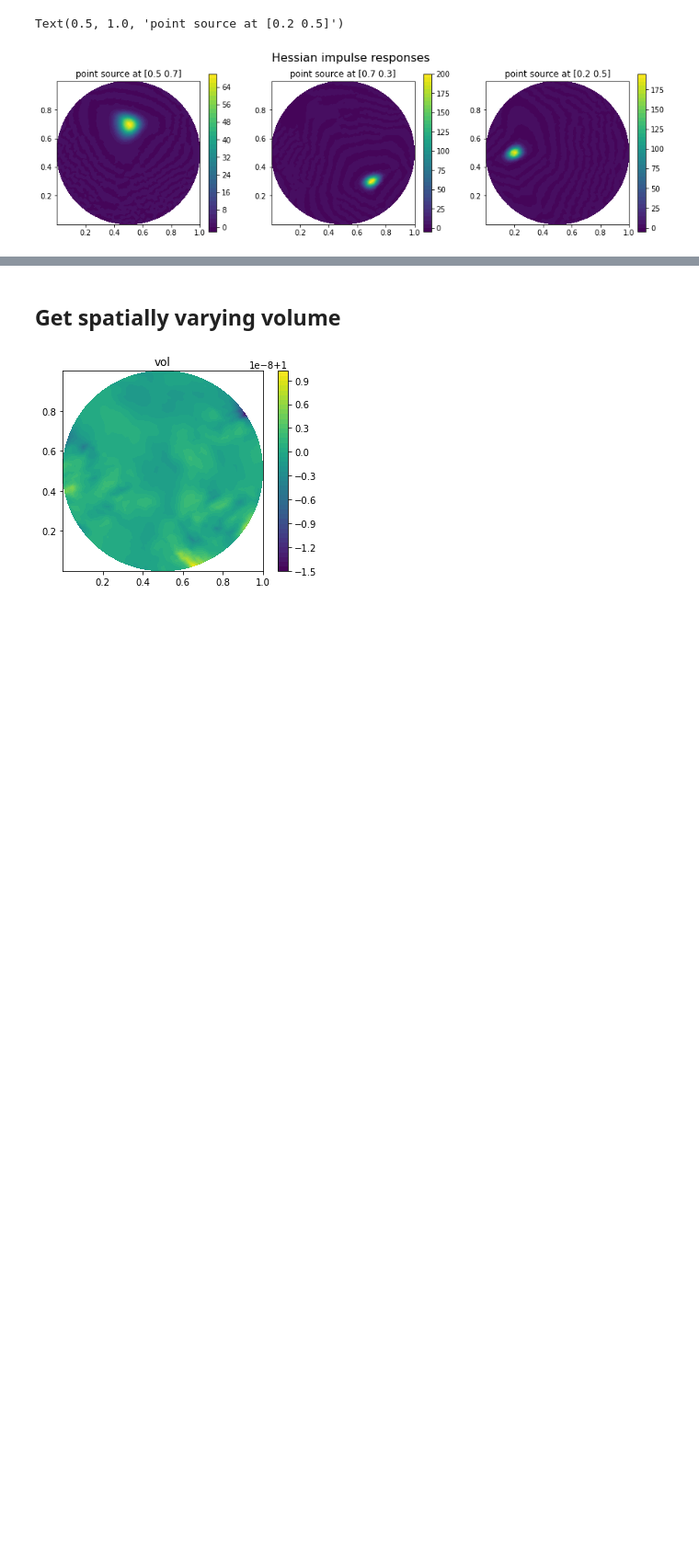
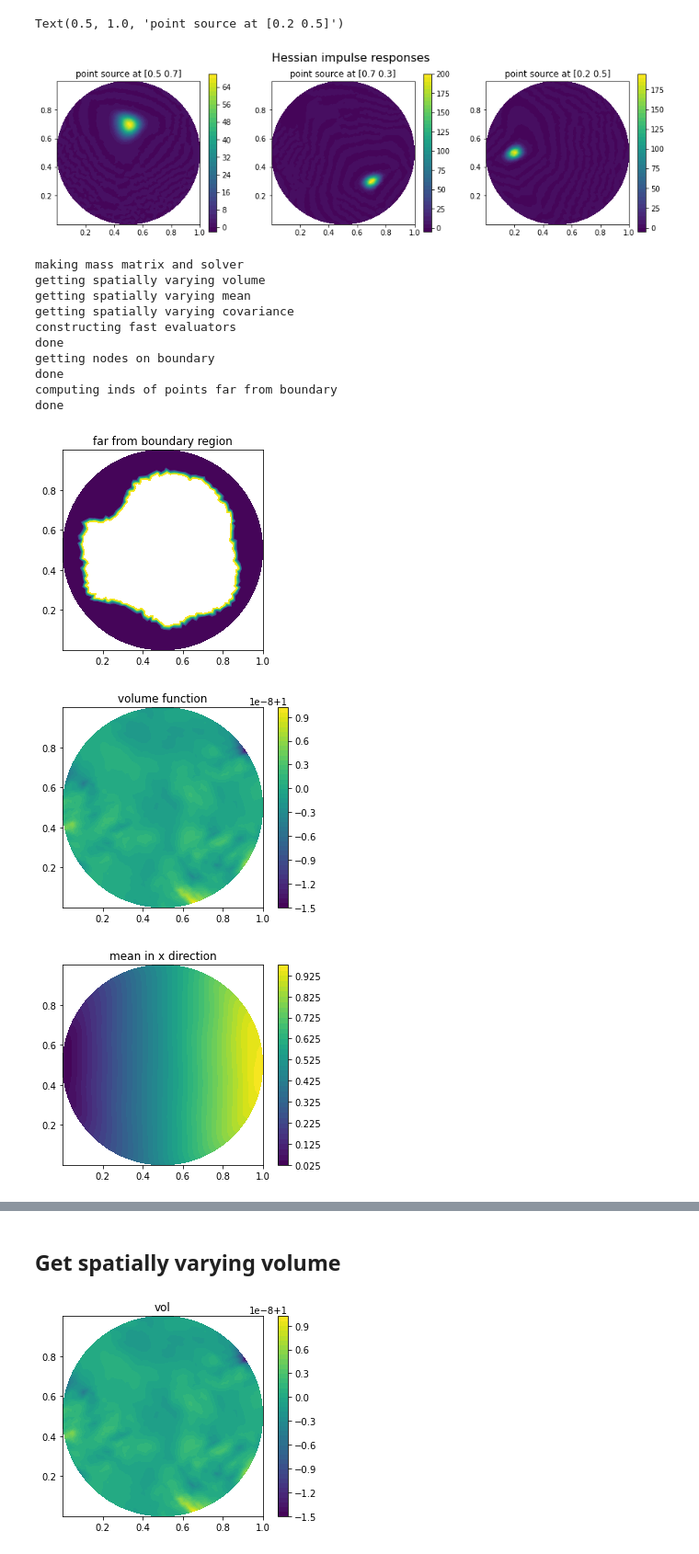
Before and after one commit to NickAlger/localpsf, a Jupyter notebook: code/heat_inverse_problem.ipynb, the cells around one changed output, grey strips where cells are left out. Shown at 92% size. Cells and saved outputs as stored; diff of their text form; code cells hidden in the pictures; blank space fills up the shorter version.

```diff
--- a/code/heat_inverse_problem.ipynb
+++ b/code/heat_inverse_problem.ipynb
@@ -305,3 +305,21 @@ plt.title('point source at '+str(pp[0,:]))
 # %% [output]
 Text(0.5, 1.0, 'point source at [0.2 0.5]')
 [figure]
+# %%
+lpsf = LocalPSF(apply_H, apply_Ht, V, max_batches=4)
+
+lpsf.make_plots()
+# %% [output]
+making mass matrix and solver
+getting spatially varying volume
+getting spatially varying mean
+getting spatially varying covariance
+constructing fast evaluators
+done
+getting nodes on boundary
+done
+computing inds of points far from boundary
+done
+[figure, added]
+[figure, added]
+[figure, added]
```
Also changed, not shown: parts of 5 cells of this notebook, 1 other file.
